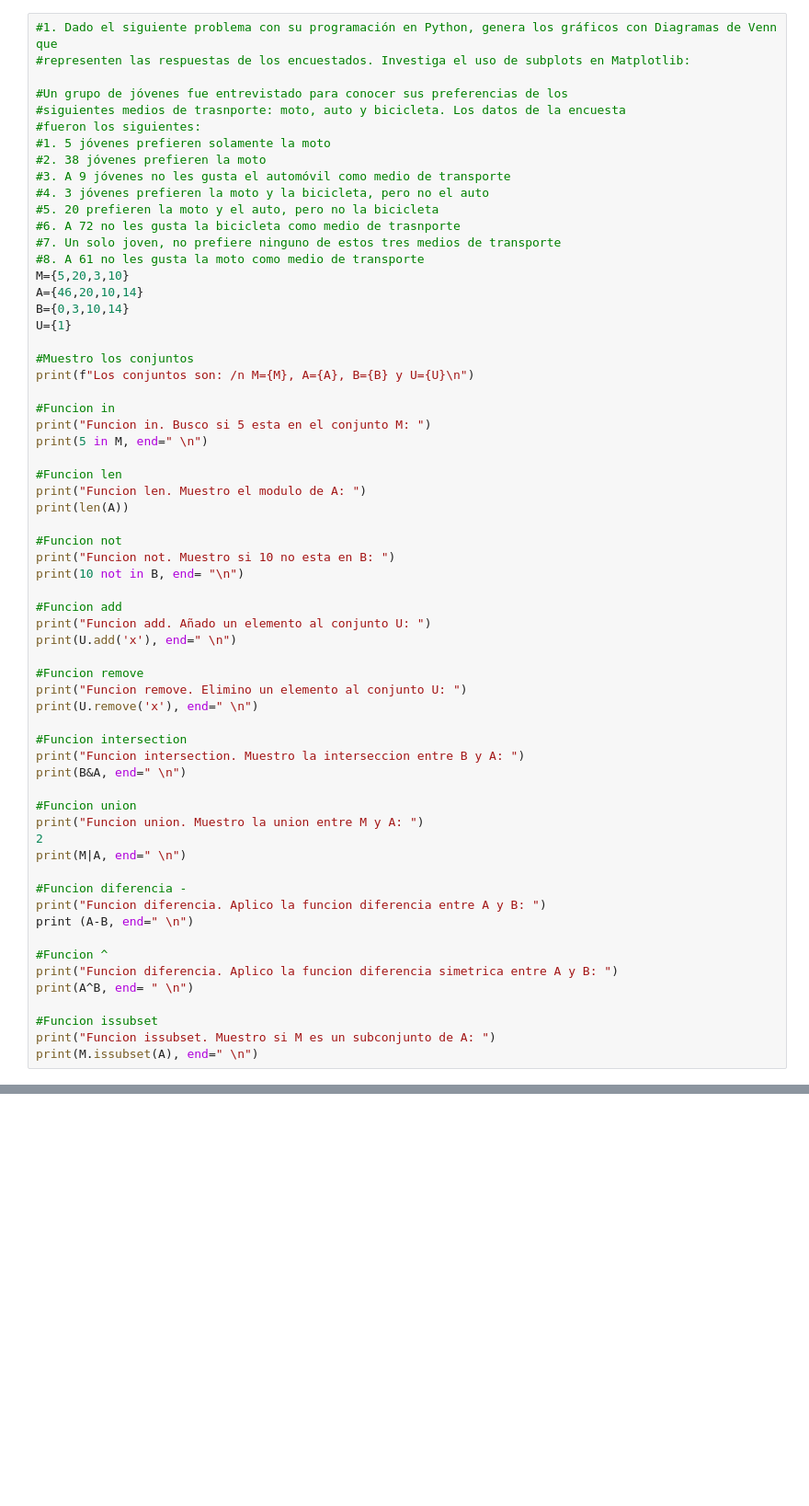
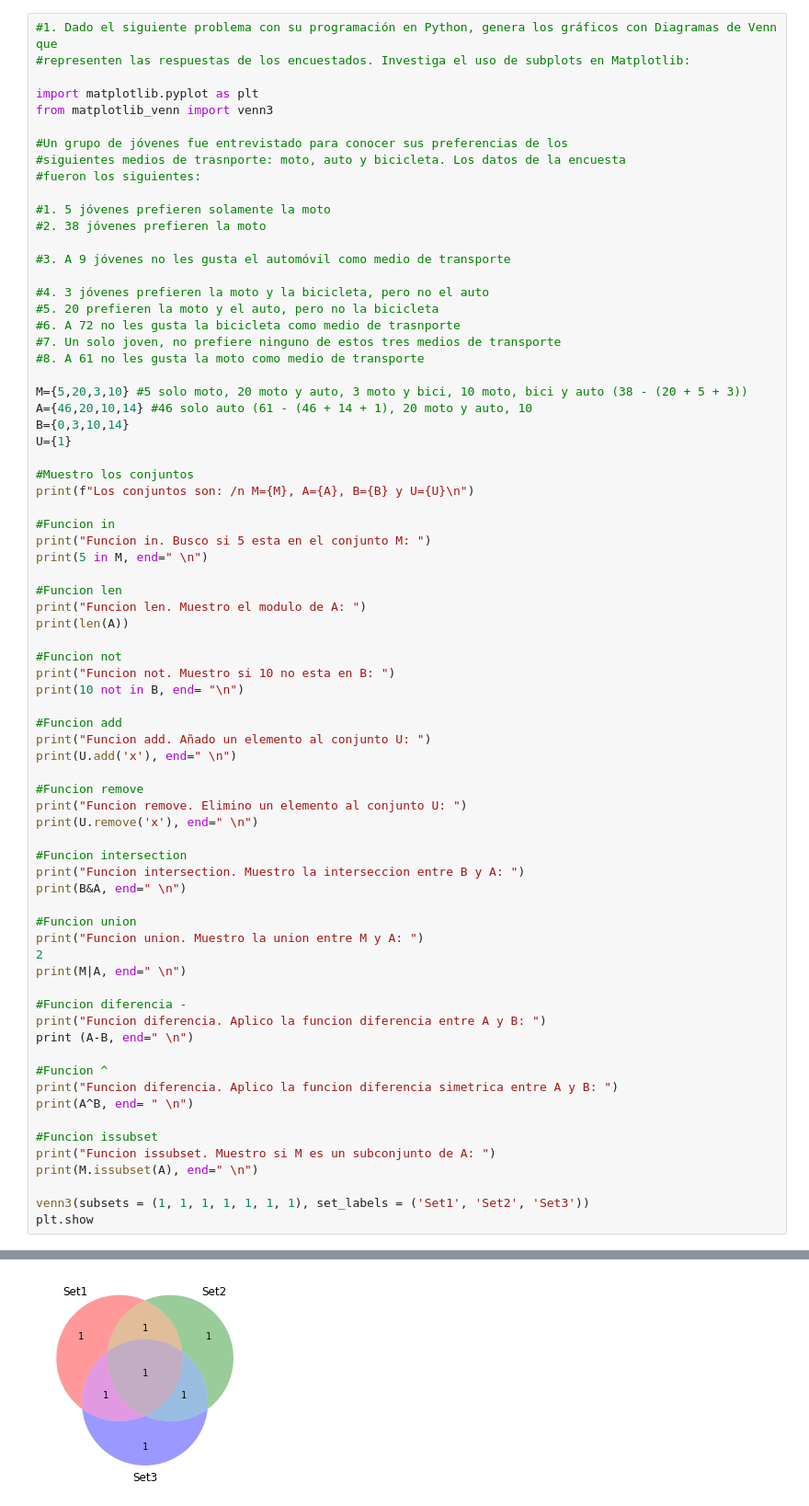
Before and after one commit to RdzSebastian/curso_python, a Jupyter notebook: parte_4/matplotlibEjercicios.ipynb, the cells around one changed output, grey strips where cells are left out. Shown at 92% size. Saved outputs shown, nothing was run; the diff lists cells and outputs as text; blank space fills up the shorter version.

Commit message:
Agrega ejercicio 2 de matplotlib

```diff
--- a/parte_4/matplotlibEjercicios.ipynb
+++ b/parte_4/matplotlibEjercicios.ipynb
@@ -2,19 +2,26 @@
 #1. Dado el siguiente problema con su programación en Python, genera los gráficos con Diagramas de Venn que
 #representen las respuestas de los encuestados. Investiga el uso de subplots en Matplotlib:
 
+import matplotlib.pyplot as plt
+from matplotlib_venn import venn3
+
 #Un grupo de jóvenes fue entrevistado para conocer sus preferencias de los
 #siguientes medios de trasnporte: moto, auto y bicicleta. Los datos de la encuesta
 #fueron los siguientes:
+
 #1. 5 jóvenes prefieren solamente la moto
 #2. 38 jóvenes prefieren la moto
+
 #3. A 9 jóvenes no les gusta el automóvil como medio de transporte
+
 #4. 3 jóvenes prefieren la moto y la bicicleta, pero no el auto
 #5. 20 prefieren la moto y el auto, pero no la bicicleta
 #6. A 72 no les gusta la bicicleta como medio de trasnporte
 #7. Un solo joven, no prefiere ninguno de estos tres medios de transporte
 #8. A 61 no les gusta la moto como medio de transporte
-M={5,20,3,10}
-A={46,20,10,14}
+
+M={5,20,3,10} #5 solo moto, 20 moto y auto, 3 moto y bici, 10 moto, bici y auto (38 - (20 + 5 + 3))
+A={46,20,10,14} #46 solo auto (61 - (46 + 14 + 1), 20 moto y auto, 10
 B={0,3,10,14}
 U={1}
 
@@ -61,6 +68,9 @@ print(A^B, end= " \n")
 #Funcion issubset
 print("Funcion issubset. Muestro si M es un subconjunto de A: ")
 print(M.issubset(A), end=" \n")
+
+venn3(subsets = (1, 1, 1, 1, 1, 1, 1), set_labels = ('Set1', 'Set2', 'Set3'))
+plt.show
 # %% [output]
 Los conjuntos son: /n M={10, 3, 20, 5}, A={10, 20, 46, 14}, B={0, 10, 3, 14} y U={1}
 
@@ -81,0 +93 @@ False
+[figure, added]
```
Also changed, not shown: parts of 2 cells of this notebook, 3 other files.
